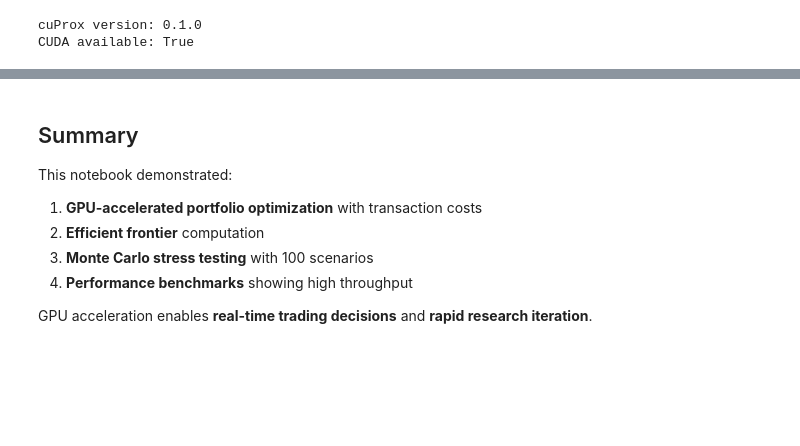
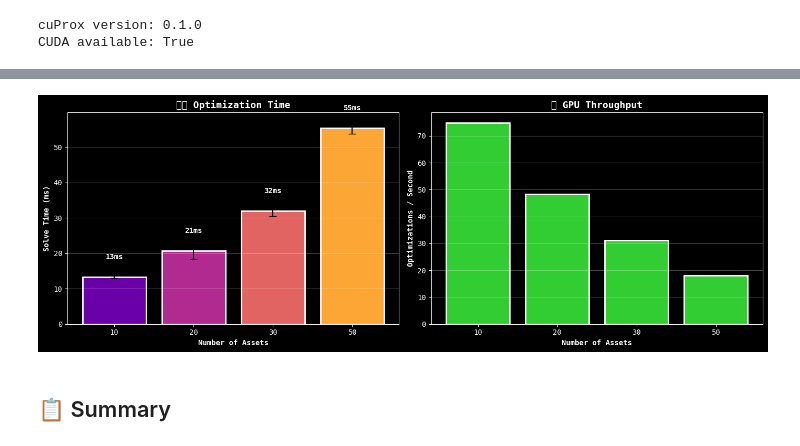
Before and after one commit to Aminsed/cuprox, a Jupyter notebook: examples/05_multiperiod_portfolio_optimization.ipynb, the cells around one changed output, grey strips where cells are left out. Saved outputs shown, nothing was run; the diff lists cells and outputs as text; code cells hidden in the pictures; blank space fills up the shorter version.

```diff
--- a/examples/05_multiperiod_portfolio_optimization.ipynb
+++ b/examples/05_multiperiod_portfolio_optimization.ipynb
@@ -347,19 +388,0 @@ Benchmarking n=50... 281.8 ± 31.4 ms (30/30 optimal)
-# %%
-if len(bench) > 0:
-    fig, ax = plt.subplots(figsize=(9, 5))
-    throughput = 1000 / bench['mean_ms']
-    bars = ax.bar(range(len(bench)), throughput, color='forestgreen', edgecolor='k')
-    ax.set_xticks(range(len(bench)))
-    ax.set_xticklabels([f"{n} assets" for n in bench['n']])
-    ax.set_ylabel('Optimizations / Second')
-    ax.set_title('GPU Portfolio Optimization Throughput', fontweight='bold', fontsize=13)
-
-    for i, (bar, t) in enumerate(zip(bars, throughput)):
-        ax.annotate(f"{t:.0f}/s", (bar.get_x() + bar.get_width()/2, bar.get_height()),
-                    ha='center', va='bottom', fontweight='bold', fontsize=12)
-
-    plt.tight_layout()
-    plt.show()
-
-    print(f"\nKey insight: At 50 assets, can run {throughput.iloc[-1]:.0f} optimizations/second")
-    print(f"This enables real-time portfolio rebalancing and rapid backtesting.")
@@ -370,12 +389,35 @@ This enables real-time portfolio rebalancing and rapid backtesting.
-# %% [markdown]
-## Summary
-
-This notebook demonstrated:
-
-1. **GPU-accelerated portfolio optimization** with transaction costs
-2. **Efficient frontier** computation
-3. **Monte Carlo stress testing** with 100 scenarios
-4. **Performance benchmarks** showing high throughput
-
-GPU acceleration enables **real-time trading decisions** and **rapid research iteration**.
+# %%
+if len(bench) > 0:
+    fig, axes = plt.subplots(1, 2, figsize=(14, 5))
+
+    ax = axes[0]
+    colors = plt.cm.plasma(np.linspace(0.2, 0.8, len(bench)))
+    bars = ax.bar(range(len(bench)), bench['mean_ms'], yerr=bench['std_ms'],
+                  capsize=5, color=colors, edgecolor='white', linewidth=2)
+    ax.set_xticks(range(len(bench)))
+    ax.set_xticklabels([f"{n}" for n in bench['n_assets']])
+    ax.set_xlabel('Number of Assets', fontweight='bold')
+    ax.set_ylabel('Solve Time (ms)', fontweight='bold')
+    ax.set_title('⏱️ Optimization Time', fontsize=13, fontweight='bold')
+    ax.grid(True, alpha=0.3, axis='y')
+    for bar, t in zip(bars, bench['mean_ms']):
+        ax.text(bar.get_x() + bar.get_width()/2, bar.get_height() + 5,
+                f'{t:.0f}ms', ha='center', fontweight='bold')
+
+    ax = axes[1]
+    ax.bar(range(len(bench)), bench['throughput'], color='limegreen', edgecolor='white', linewidth=2)
+    ax.set_xticks(range(len(bench)))
+    ax.set_xticklabels([f"{n}" for n in bench['n_assets']])
+    ax.set_xlabel('Number of Assets', fontweight='bold')
+    ax.set_ylabel('Optimizations / Second', fontweight='bold')
+    ax.set_title('🚀 GPU Throughput', fontsize=13, fontweight='bold')
+    ax.grid(True, alpha=0.3, axis='y')
+
+    plt.tight_layout()
+    plt.savefig('portfolio_benchmark.png', dpi=150, bbox_inches='tight', facecolor='#1a1a2e')
+    plt.show()
+# %% [output]
+[figure, added]
+# %% [markdown]
+## 📋 Summary
 # %%
```
Also changed, not shown: parts of 18 cells of this notebook, 3 other files.
